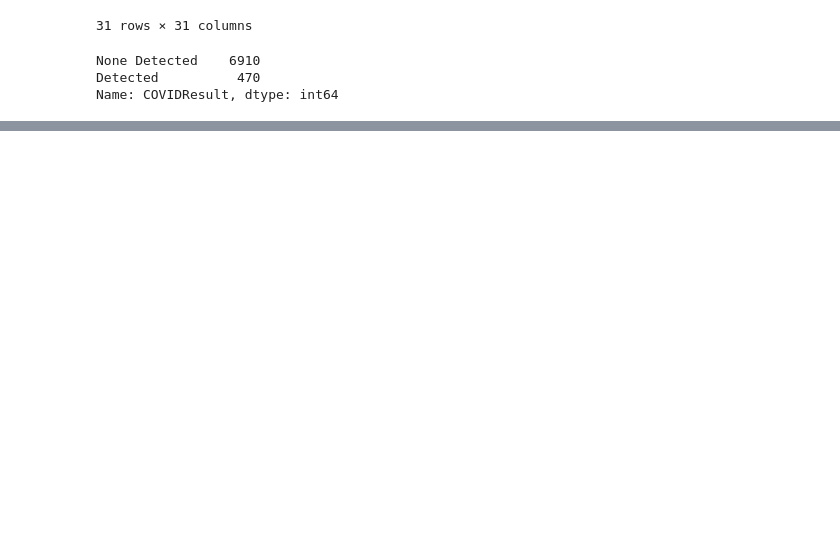
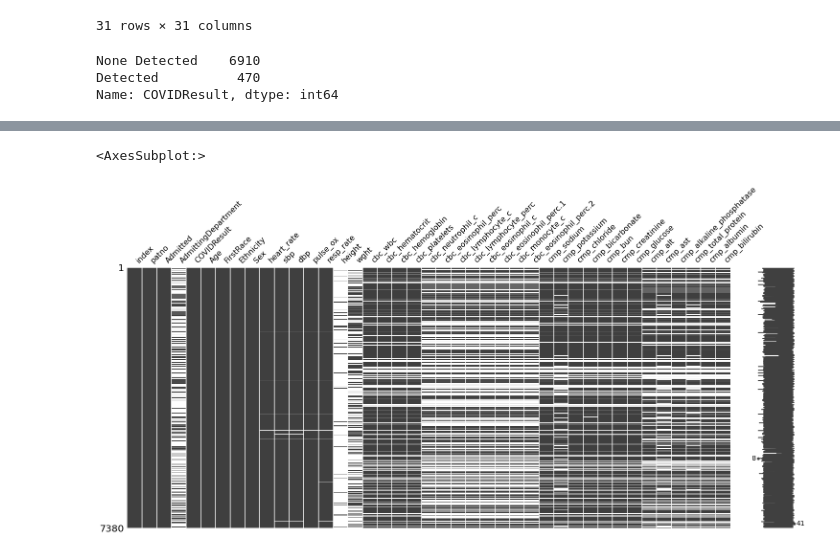
Before and after one commit to iainmuir6/Machine-Learning-with-Coronavirus-Data, a Jupyter notebook: ml_covid_research.ipynb, the cells around one changed output, grey strips where cells are left out. Saved outputs shown, nothing was run; the diff lists cells and outputs as text; code cells hidden in the pictures; blank space fills up the shorter version.

```diff
--- a/ml_covid_research.ipynb
+++ b/ml_covid_research.ipynb
@@ -126 +189,7 @@ d = dict(sorted(d.items(), key=lambda item: item[1], reverse=True))
 # d
+# %%
+msno.matrix(df)
+# msno.heatmap(df)
+# %% [output]
+<AxesSubplot:>
+[figure, added]
```
Also changed, not shown: parts of 35 cells of this notebook.
